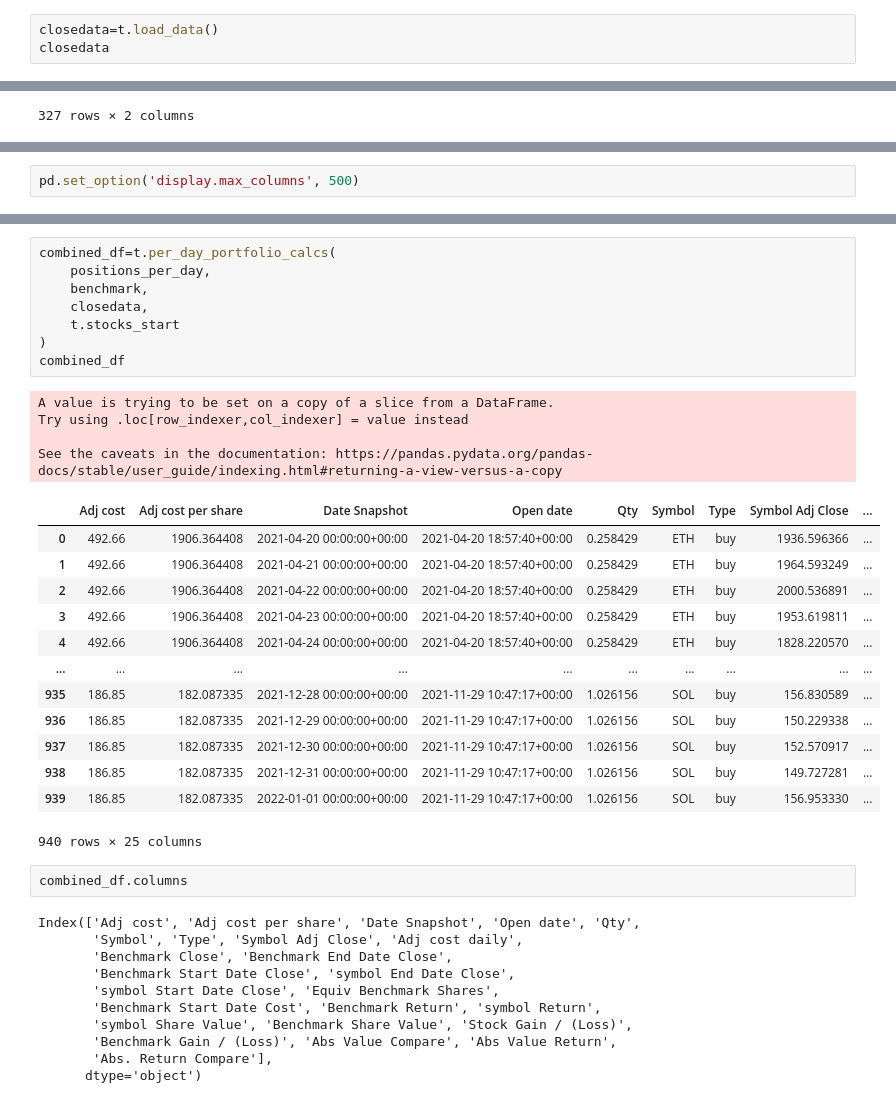
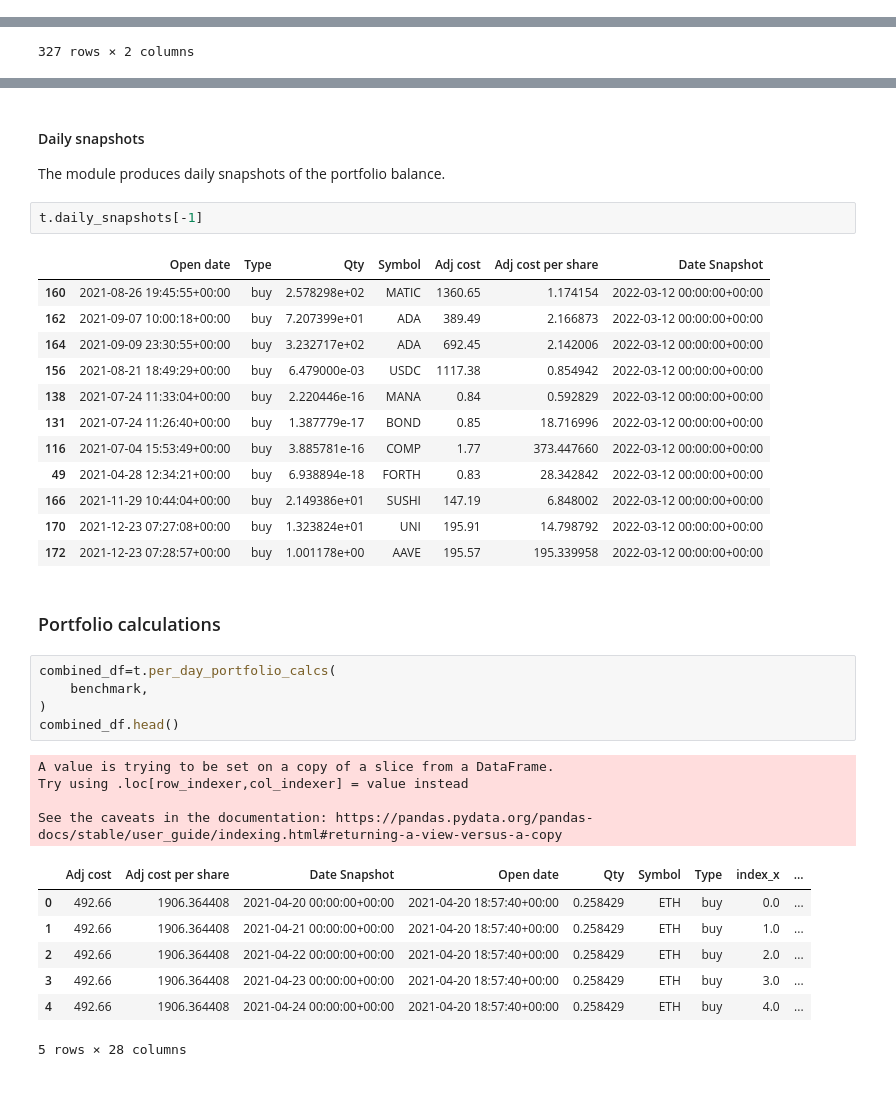
Before and after one commit to giocaizzi/surfingcrypto, a Jupyter notebook: notebooks/portfolio.ipynb, the cells around one changed output, grey strips where cells are left out. Drawn from its saved outputs; the diff is of its cells as text.

```diff
--- a/notebooks/portfolio.ipynb
+++ b/notebooks/portfolio.ipynb
@@ -74,3 +75,0 @@ print(len(t.portfolio_df.Symbol.unique()))
-# %%
-closedata=t.load_data()
-closedata
@@ -148,2 +104,0 @@ positions_per_day=t.time_fill(active_portfolio)
-# %%
-pd.set_option('display.max_columns', 500)
@@ -165,39 +120,38 @@ positions_per_day[-1]
+# %% [markdown]
+#### Daily snapshots
+
+The module produces daily snapshots of the portfolio balance.
+# %%
+t.daily_snapshots[-1]
+# %% [output]
+|  | Open date | Type | Qty | Symbol | Adj cost | Adj cost per share | Date Snapshot |
+| 160 | 2021-08-26 19:45:55+00:00 | buy | 2.578298e+02 | MATIC | 1360.65 | 1.174154 | 2022-03-12 00:00:00+00:00 |
+| 162 | 2021-09-07 10:00:18+00:00 | buy | 7.207399e+01 | ADA | 389.49 | 2.166873 | 2022-03-12 00:00:00+00:00 |
+| 164 | 2021-09-09 23:30:55+00:00 | buy | 3.232717e+02 | ADA | 692.45 | 2.142006 | 2022-03-12 00:00:00+00:00 |
+| 156 | 2021-08-21 18:49:29+00:00 | buy | 6.479000e-03 | USDC | 1117.38 | 0.854942 | 2022-03-12 00:00:00+00:00 |
+| 138 | 2021-07-24 11:33:04+00:00 | buy | 2.220446e-16 | MANA | 0.84 | 0.592829 | 2022-03-12 00:00:00+00:00 |
+| 131 | 2021-07-24 11:26:40+00:00 | buy | 1.387779e-17 | BOND | 0.85 | 18.716996 | 2022-03-12 00:00:00+00:00 |
+| 116 | 2021-07-04 15:53:49+00:00 | buy | 3.885781e-16 | COMP | 1.77 | 373.447660 | 2022-03-12 00:00:00+00:00 |
+| 49 | 2021-04-28 12:34:21+00:00 | buy | 6.938894e-18 | FORTH | 0.83 | 28.342842 | 2022-03-12 00:00:00+00:00 |
+| 166 | 2021-11-29 10:44:04+00:00 | buy | 2.149386e+01 | SUSHI | 147.19 | 6.848002 | 2022-03-12 00:00:00+00:00 |
+| 170 | 2021-12-23 07:27:08+00:00 | buy | 1.323824e+01 | UNI | 195.91 | 14.798792 | 2022-03-12 00:00:00+00:00 |
+| 172 | 2021-12-23 07:28:57+00:00 | buy | 1.001178e+00 | AAVE | 195.57 | 195.339958 | 2022-03-12 00:00:00+00:00 |
+# %% [markdown]
+### Portfolio calculations
 # %%
 combined_df=t.per_day_portfolio_calcs(
-    positions_per_day,
     benchmark,
-    closedata,
-    t.stocks_start
 )
-combined_df
+combined_df.head()
 # %% [output]
 A value is trying to be set on a copy of a slice from a DataFrame.
 Try using .loc[row_indexer,col_indexer] = value instead
 
 See the caveats in the documentation: https://pandas.pydata.org/pandas-docs/stable/user_guide/indexing.html#returning-a-view-versus-a-copy
-|  | Adj cost | Adj cost per share | Date Snapshot | Open date | Qty | Symbol | Type | Symbol Adj Close | ... |
-| 0 | 492.66 | 1906.364408 | 2021-04-20 00:00:00+00:00 | 2021-04-20 18:57:40+00:00 | 0.258429 | ETH | buy | 1936.596366 | ... |
-| 1 | 492.66 | 1906.364408 | 2021-04-21 00:00:00+00:00 | 2021-04-20 18:57:40+00:00 | 0.258429 | ETH | buy | 1964.593249 | ... |
-| 2 | 492.66 | 1906.364408 | 2021-04-22 00:00:00+00:00 | 2021-04-20 18:57:40+00:00 | 0.258429 | ETH | buy | 2000.536891 | ... |
-| 3 | 492.66 | 1906.364408 | 2021-04-23 00:00:00+00:00 | 2021-04-20 18:57:40+00:00 | 0.258429 | ETH | buy | 1953.619811 | ... |
-| 4 | 492.66 | 1906.364408 | 2021-04-24 00:00:00+00:00 | 2021-04-20 18:57:40+00:00 | 0.258429 | ETH | buy | 1828.220570 | ... |
-| ... | ... | ... | ... | ... | ... | ... | ... | ... | ... |
-| 935 | 186.85 | 182.087335 | 2021-12-28 00:00:00+00:00 | 2021-11-29 10:47:17+00:00 | 1.026156 | SOL | buy | 156.830589 | ... |
-| 936 | 186.85 | 182.087335 | 2021-12-29 00:00:00+00:00 | 2021-11-29 10:47:17+00:00 | 1.026156 | SOL | buy | 150.229338 | ... |
-| 937 | 186.85 | 182.087335 | 2021-12-30 00:00:00+00:00 | 2021-11-29 10:47:17+00:00 | 1.026156 | SOL | buy | 152.570917 | ... |
-| 938 | 186.85 | 182.087335 | 2021-12-31 00:00:00+00:00 | 2021-11-29 10:47:17+00:00 | 1.026156 | SOL | buy | 149.727281 | ... |
-| 939 | 186.85 | 182.087335 | 2022-01-01 00:00:00+00:00 | 2021-11-29 10:47:17+00:00 | 1.026156 | SOL | buy | 156.953330 | ... |
+|  | Adj cost | Adj cost per share | Date Snapshot | Open date | Qty | Symbol | Type | index_x | ... |
+| 0 | 492.66 | 1906.364408 | 2021-04-20 00:00:00+00:00 | 2021-04-20 18:57:40+00:00 | 0.258429 | ETH | buy | 0.0 | ... |
+| 1 | 492.66 | 1906.364408 | 2021-04-21 00:00:00+00:00 | 2021-04-20 18:57:40+00:00 | 0.258429 | ETH | buy | 1.0 | ... |
+| 2 | 492.66 | 1906.364408 | 2021-04-22 00:00:00+00:00 | 2021-04-20 18:57:40+00:00 | 0.258429 | ETH | buy | 2.0 | ... |
+| 3 | 492.66 | 1906.364408 | 2021-04-23 00:00:00+00:00 | 2021-04-20 18:57:40+00:00 | 0.258429 | ETH | buy | 3.0 | ... |
+| 4 | 492.66 | 1906.364408 | 2021-04-24 00:00:00+00:00 | 2021-04-20 18:57:40+00:00 | 0.258429 | ETH | buy | 4.0 | ... |
-940 rows × 25 columns
+5 rows × 28 columns
-# %%
-combined_df.columns
-# %% [output]
-Index(['Adj cost', 'Adj cost per share', 'Date Snapshot', 'Open date', 'Qty',
-       'Symbol', 'Type', 'Symbol Adj Close', 'Adj cost daily',
-       'Benchmark Close', 'Benchmark End Date Close',
-       'Benchmark Start Date Close', 'symbol End Date Close',
-       'symbol Start Date Close', 'Equiv Benchmark Shares',
-       'Benchmark Start Date Cost', 'Benchmark Return', 'symbol Return',
-       'symbol Share Value', 'Benchmark Share Value', 'Stock Gain / (Loss)',
-       'Benchmark Gain / (Loss)', 'Abs Value Compare', 'Abs Value Return',
-       'Abs. Return Compare'],
-      dtype='object')
```
Also changed, not shown: parts of 19 cells of this notebook, 3 other files.
